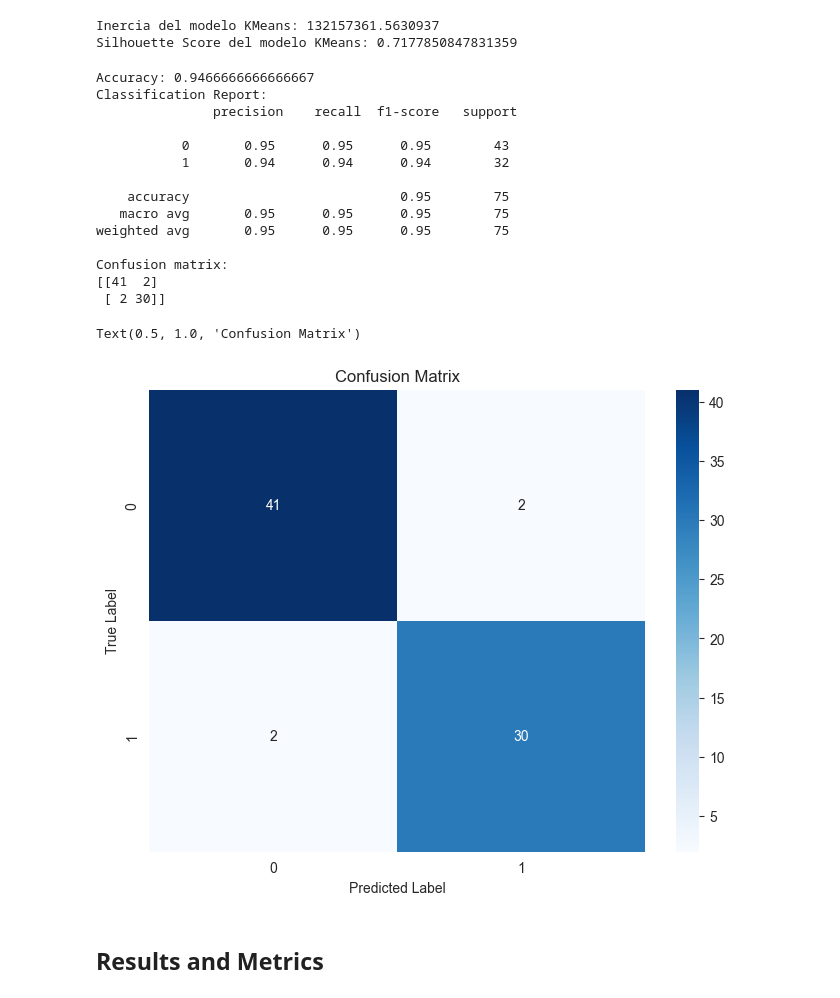
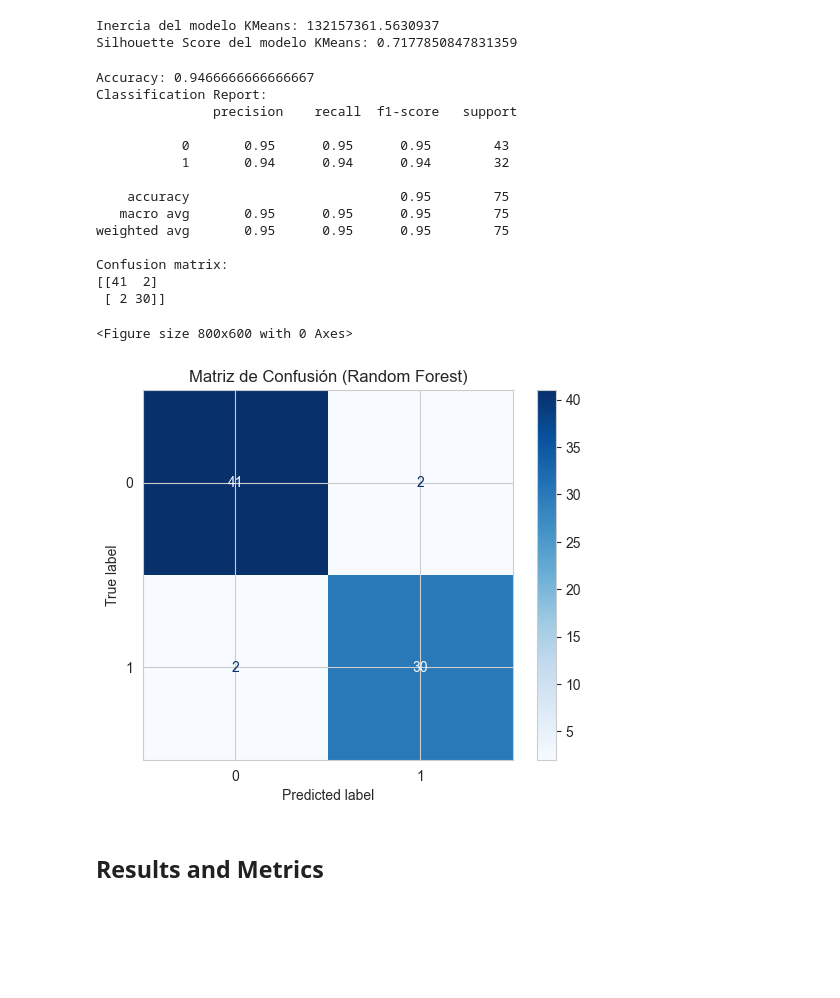
Before and after one commit to lucianagabrielavaliente/proy-final-ciencia-de-datos, a Jupyter notebook: sleep-disorders.ipynb, the cells around one changed output. Drawn from its saved outputs; the diff is of its cells as text; code cells hidden in the pictures; blank space fills up the shorter version.

```diff
--- a/sleep-disorders.ipynb
+++ b/sleep-disorders.ipynb
@@ -881,39 +882,41 @@ clf = RandomForestClassifier()
 clf.fit(X_train, y_train)
 clf = RandomForestClassifier()
 clf.fit(X_train, y_train)
 
 accuracy = accuracy_score(y_test, y_pred)
 class_report = classification_report(y_test, y_pred)
 
 print("Accuracy:", accuracy)
 print("Classification Report:\n", class_report)
 
 conf_matrix = confusion_matrix(y_test, y_pred)
 print("Confusion matrix:")
 print(conf_matrix)
 
+cm = confusion_matrix(y_test, y_pred)
+
+
 plt.figure(figsize=(8, 6))
-sns.heatmap(conf_matrix, annot=True, fmt='d', cmap='Blues')
-plt.xlabel('Predicted Label')
-plt.ylabel('True Label')
-plt.title('Confusion Matrix')
+ConfusionMatrixDisplay(cm, display_labels=clf.classes_).plot(cmap='Blues')
+plt.title('Matriz de Confusión (Random Forest)')
+plt.show()
 # %% [output]
 Accuracy: 0.9466666666666667
 Classification Report:
                precision    recall  f1-score   support
 
            0       0.95      0.95      0.95        43
            1       0.94      0.94      0.94        32
 
     accuracy                           0.95        75
    macro avg       0.95      0.95      0.95        75
 weighted avg       0.95      0.95      0.95        75
 
 Confusion matrix:
 [[41  2]
  [ 2 30]]
-Text(0.5, 1.0, 'Confusion Matrix')
+<Figure size 800x600 with 0 Axes>
-[figure, old version]
+[figure, new version]
 # %% [markdown]
 ## Results and Metrics
 # %% [markdown]
```
Also changed, not shown: parts of 3 cells of this notebook.
